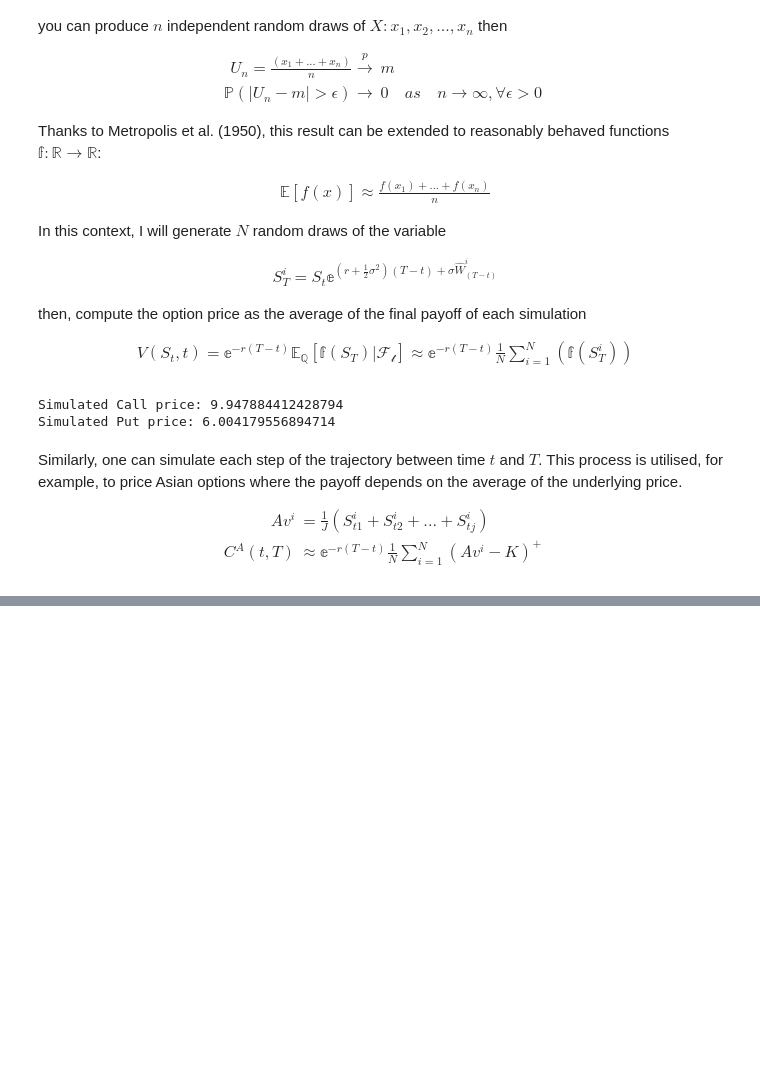
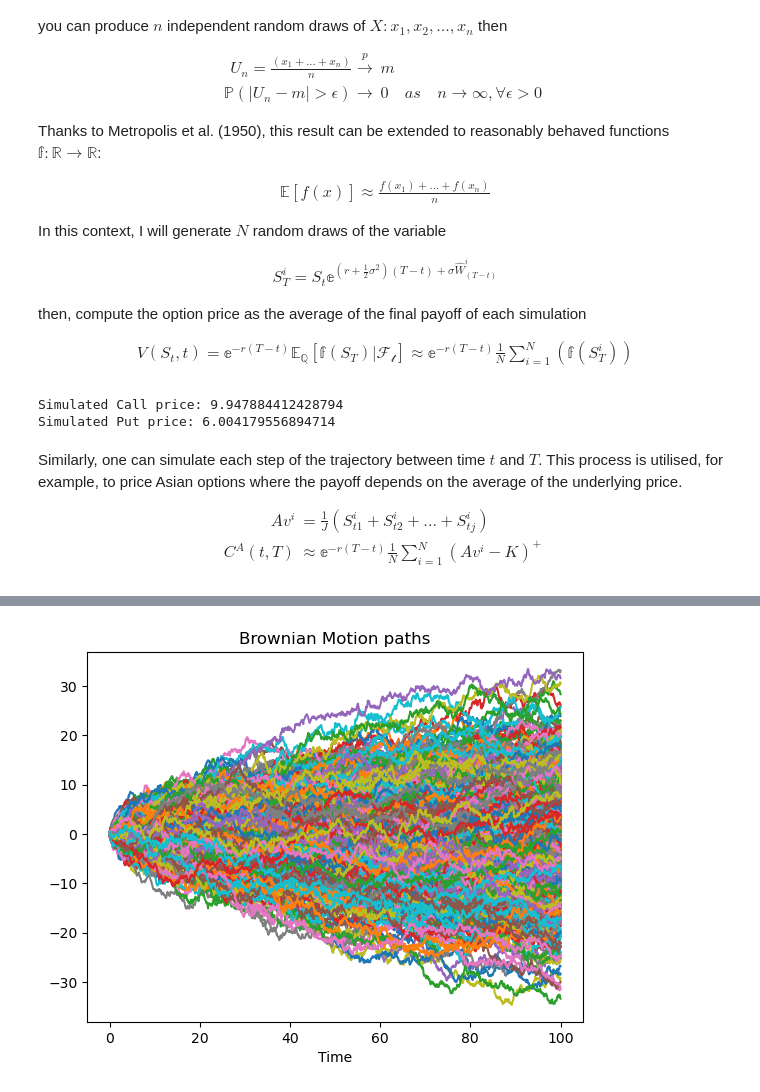
Before and after one commit to Cpicca01/financial_mathematics_in_python, a Jupyter notebook: Black_Scholes/Black_Scholes.ipynb, the cells around one changed output, grey strips where cells are left out. Drawn from its saved outputs; the diff is of its cells as text; code cells hidden in the pictures; blank space fills up the shorter version.

```diff
--- a/Black_Scholes/Black_Scholes.ipynb
+++ b/Black_Scholes/Black_Scholes.ipynb
@@ -201,0 +215,20 @@ Simulated Put price: 4.133019694625001
+# %%
+np.random.seed(seed = 42)
+
+paths = 1000 # number of paths
+steps = 1000 # number of time steps
+
+T = 100
+T_vec , dt = np.linspace(0, T,steps, retstep=True)
+
+W0 = np.zeros((paths, 1)) # W0 = 0 by definition
+increments = ss.norm.rvs( scale = np.sqrt(dt), size = (paths, steps -1))
+
+W = np.concatenate((W0, increments), axis = 1).cumsum(1)
+
+plt.plot(T_vec, W.T)
+plt.title("Brownian Motion paths")
+plt.xlabel("Time")
+plt.show()
+# %% [output]
+[figure, added]
```
Also changed, not shown: parts of 9 cells of this notebook, 1 other file.
